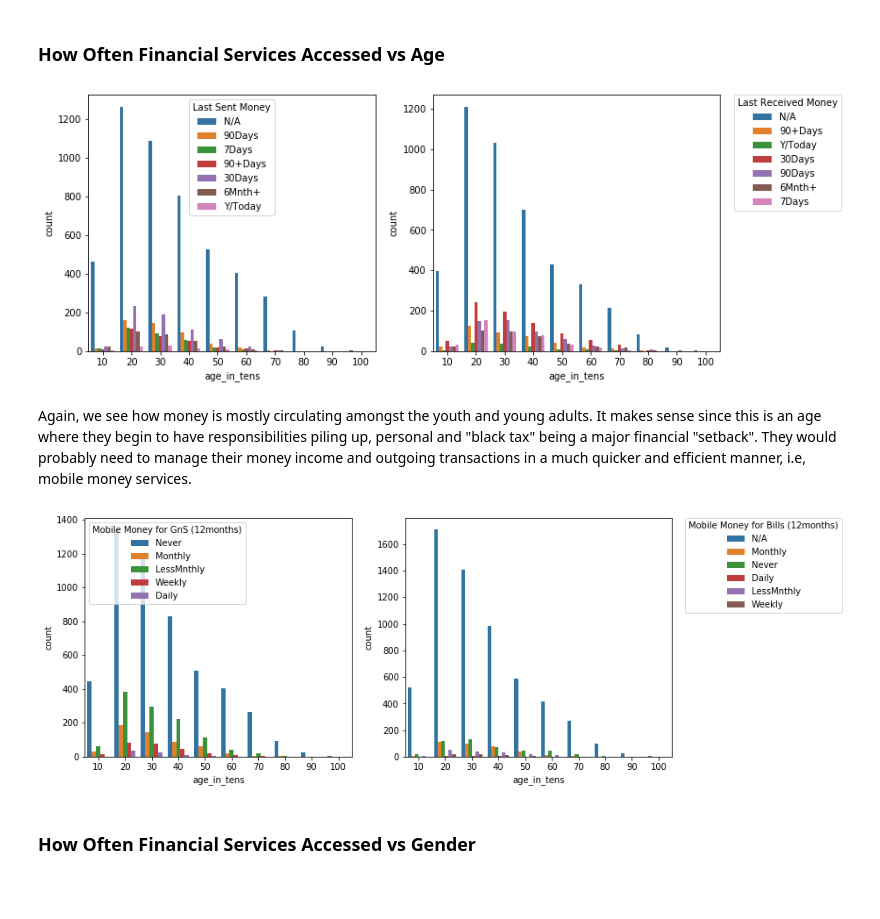
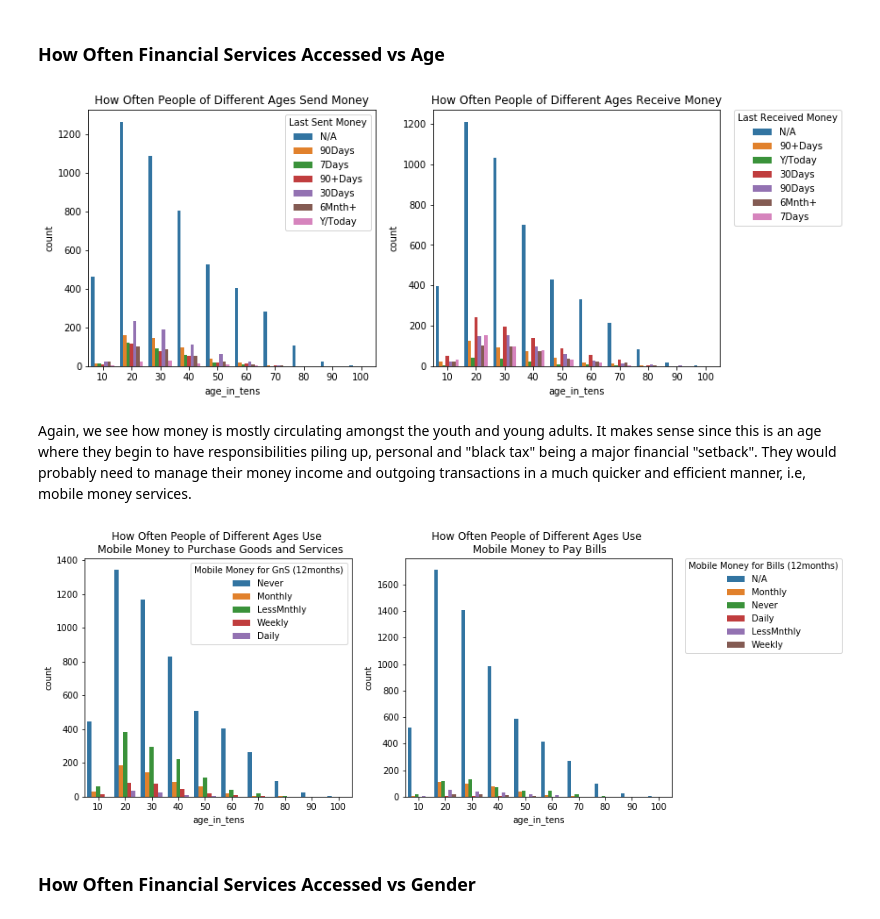
Before and after one commit to PhathuAuti/tanzania-data-viz, a Jupyter notebook: Final Draft Tanzania Data Viz.ipynb, the cells around one changed output. Drawn from its saved outputs; the diff is of its cells as text; code cells hidden in the pictures; blank space fills up the shorter version.

Commit message:
Added Graph Titles To Final Draft

```diff
--- a/Final Draft Tanzania Data Viz.ipynb
+++ b/Final Draft Tanzania Data Viz.ipynb
@@ -202,21 +202,27 @@ It seems as though, many people that took part in this survey make a living from
 # %%
 fig, ax =plt.subplots(1, 2, figsize = (12, 5))
 sns.countplot(x = "age_in_tens", hue = "Last Sent Money", data = mob_money, ax=ax[0])
 sns.countplot(x = "age_in_tens", hue = "Last Received Money", data = mob_money, ax=ax[1])
-plt.legend(title = 'Last Received Money', bbox_to_anchor=(1.05, 1), loc=2, borderaxespad=0.)
+ax[0].legend(title = 'Last Sent Money', loc = "upper right")
+ax[1].legend(title = 'Last Received Money', bbox_to_anchor=(1.05, 1), loc=2, borderaxespad=0.)
+ax[0].set_title("How Often People of Different Ages Send Money")
+ax[1].set_title("How Often People of Different Ages Receive Money")
 fig.show()
 # %% [output]
-[figure, old version]
+[figure, new version]
 # %% [markdown]
 Again, we see how money is mostly circulating amongst the youth and young adults. It makes sense since this is an age where they begin to have responsibilities piling up, personal and "black tax" being a major financial "setback". They would probably need to manage their money income and outgoing transactions in a much quicker and efficient manner, i.e, mobile money services.
 # %%
 fig, ax =plt.subplots(1, 2, figsize = (12, 5))
 sns.countplot(x = "age_in_tens", hue = "Mobile Money for GnS (12months)", data = mob_money, ax=ax[0])
 sns.countplot(x = "age_in_tens", hue = "Mobile Money for Bills (12months)", data = mob_money, ax=ax[1])
-plt.legend(title = "Mobile Money for Bills (12months)", bbox_to_anchor=(1.05, 1), loc=2, borderaxespad=0.)
+ax[0].legend(title = 'Mobile Money for GnS (12months)', loc = "upper right")
+ax[1].legend(title = 'Mobile Money for Bills (12months)', bbox_to_anchor=(1.05, 1), loc=2, borderaxespad=0.)
+ax[0].set_title("How Often People of Different Ages Use \n Mobile Money to Purchase Goods and Services")
+ax[1].set_title("How Often People of Different Ages Use \n Mobile Money to Pay Bills")
 fig.show()
 # %% [output]
-[figure, old version]
+[figure, new version]
 # %% [markdown]
 ### How Often Financial Services Accessed vs Gender
 # %%
```
Also changed, not shown: parts of 7 cells of this notebook.
